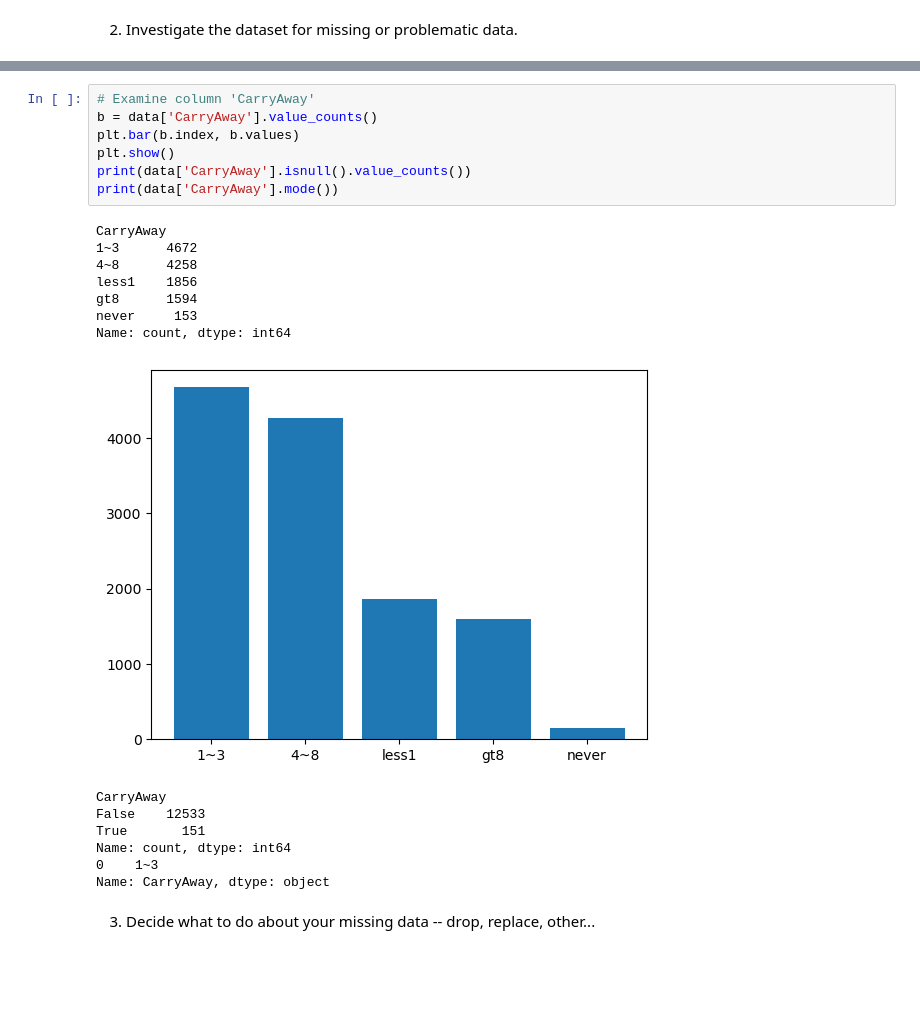
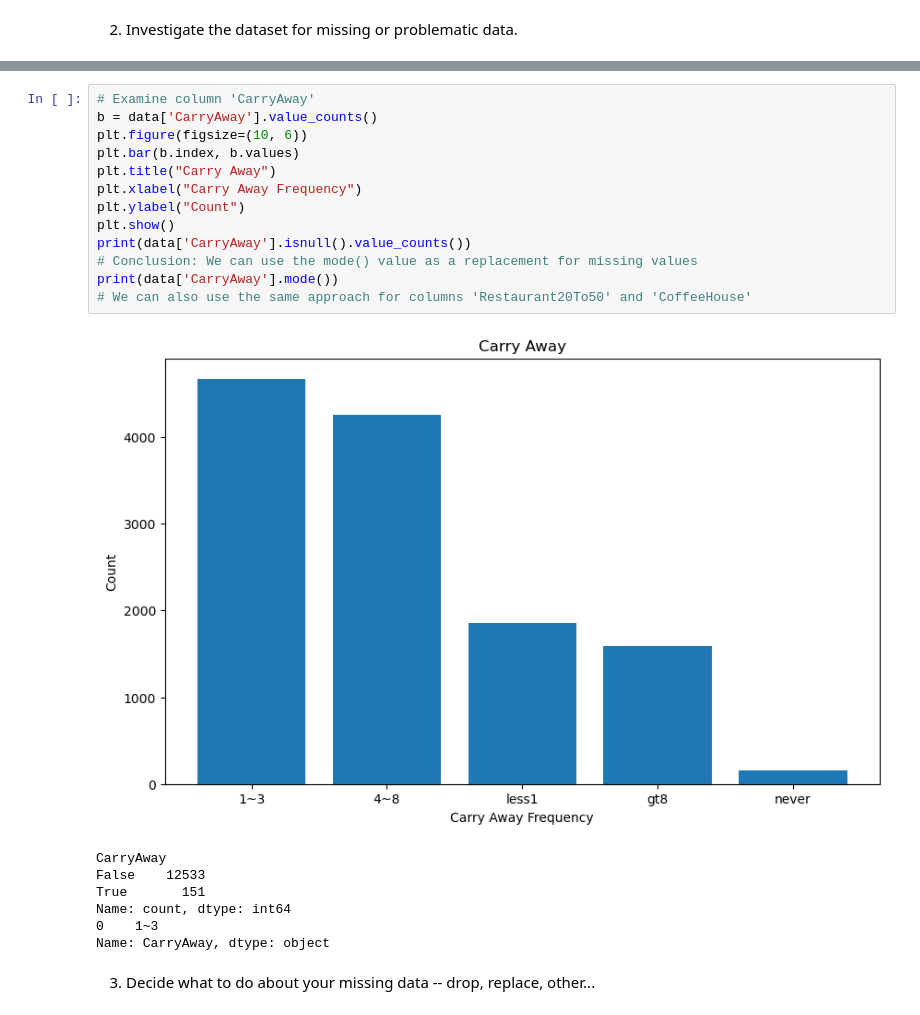
Before and after one commit to Etavonni/Assignment5.1, a Jupyter notebook: Assignment5_1.ipynb, the cells around one changed output, grey strips where cells are left out. Cells and saved outputs as stored; diff of their text form; blank space fills up the shorter version.

```diff
--- a/Assignment5_1.ipynb
+++ b/Assignment5_1.ipynb
@@ -154,25 +163,24 @@ Name: RestaurantLessThan20, dtype: object
 # %%
 # Examine column 'CarryAway'
 b = data['CarryAway'].value_counts()
+plt.figure(figsize=(10, 6))
 plt.bar(b.index, b.values)
+plt.title("Carry Away")
+plt.xlabel("Carry Away Frequency")
+plt.ylabel("Count")
 plt.show()
 print(data['CarryAway'].isnull().value_counts())
+# Conclusion: We can use the mode() value as a replacement for missing values
 print(data['CarryAway'].mode())
+# We can also use the same approach for columns 'Restaurant20To50' and 'CoffeeHouse'
 # %% [output]
+[figure, new version]
 CarryAway
-1~3      4672
-4~8      4258
-less1    1856
-gt8      1594
-never     153
+False    12533
+True       151
 Name: count, dtype: int64
+0    1~3
+Name: CarryAway, dtype: object
-[figure, old version]
-CarryAway
-False    12533
-True       151
-Name: count, dtype: int64
-0    1~3
-Name: CarryAway, dtype: object
 # %% [markdown]
 3. Decide what to do about your missing data -- drop, replace, other...
 # %%
```
Also changed, not shown: parts of 18 cells of this notebook, 1 other file.
